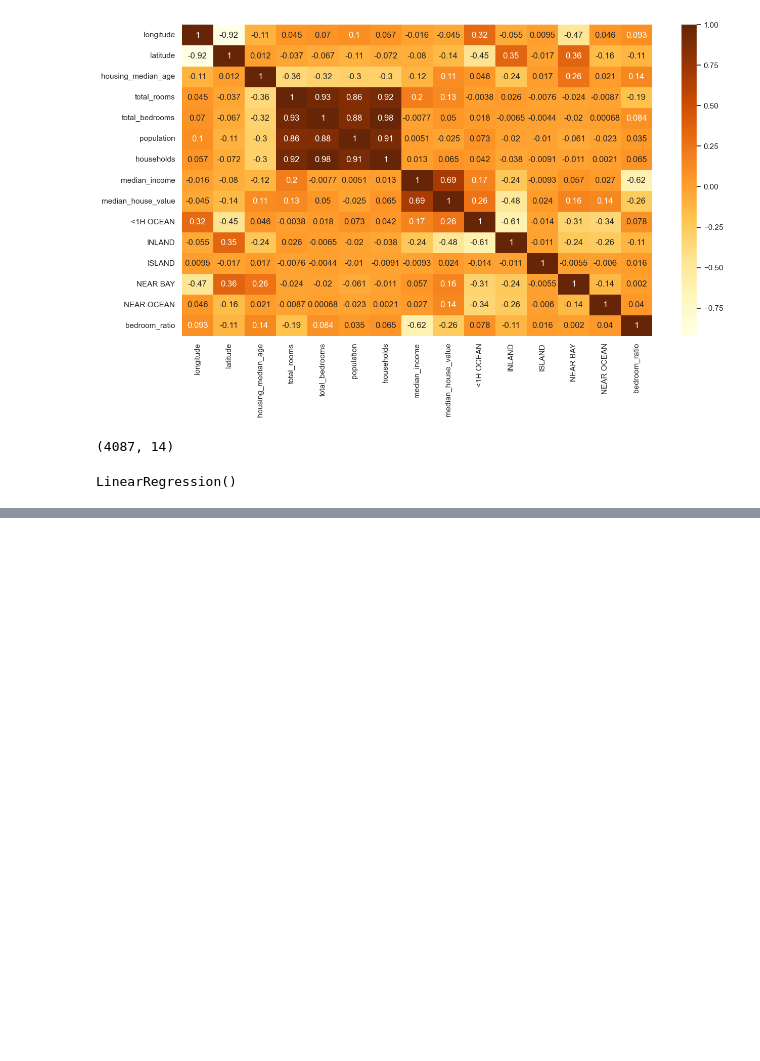
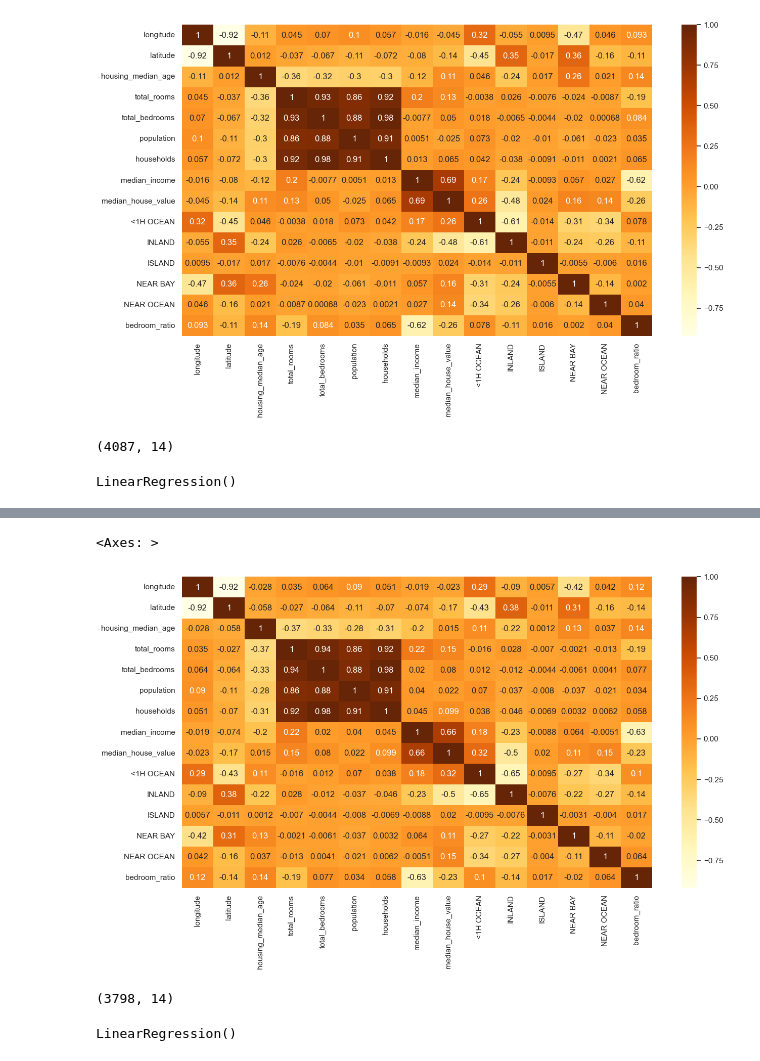
Before and after one commit to drummshot/Introduction-AI-Python, a Jupyter notebook: Exercise 3/exercise_3.ipynb, the cells around one changed output, grey strips where cells are left out. Drawn from its saved outputs; the diff is of its cells as text; code cells hidden in the pictures; blank space fills up the shorter version.

```diff
--- a/Exercise 3/exercise_3.ipynb
+++ b/Exercise 3/exercise_3.ipynb
@@ -224,0 +273,6 @@ pd.DataFrame(x_ent_esc)
+# %%
+sb.set(rc={'figure.figsize':(15,8)})
+sb.heatmap(df_filtered3.corr(), annot= True, cmap = 'YlOrBr')
+# %% [output]
+<Axes: >
+[figure, added]
@@ -224,0 +285,9 @@ pd.DataFrame(x_ent_esc)
+# %%
+x_test.shape
+# %% [output]
+(3798, 14)
+# %%
+# Entrenamos el modelo
+model.fit(x_ent, y_ent)
+# %% [output]
+LinearRegression()
```
Also changed, not shown: parts of 25 cells of this notebook, 3 other files.
